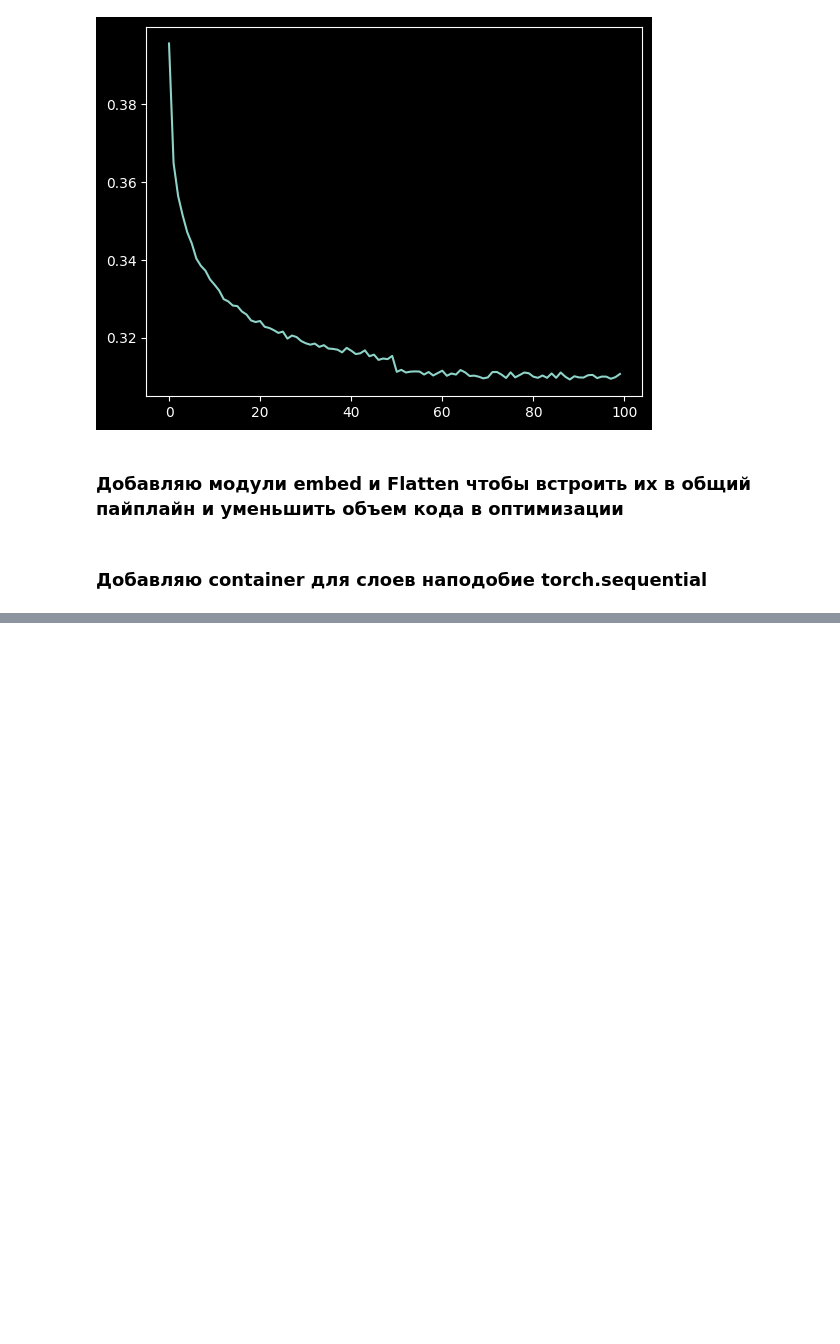
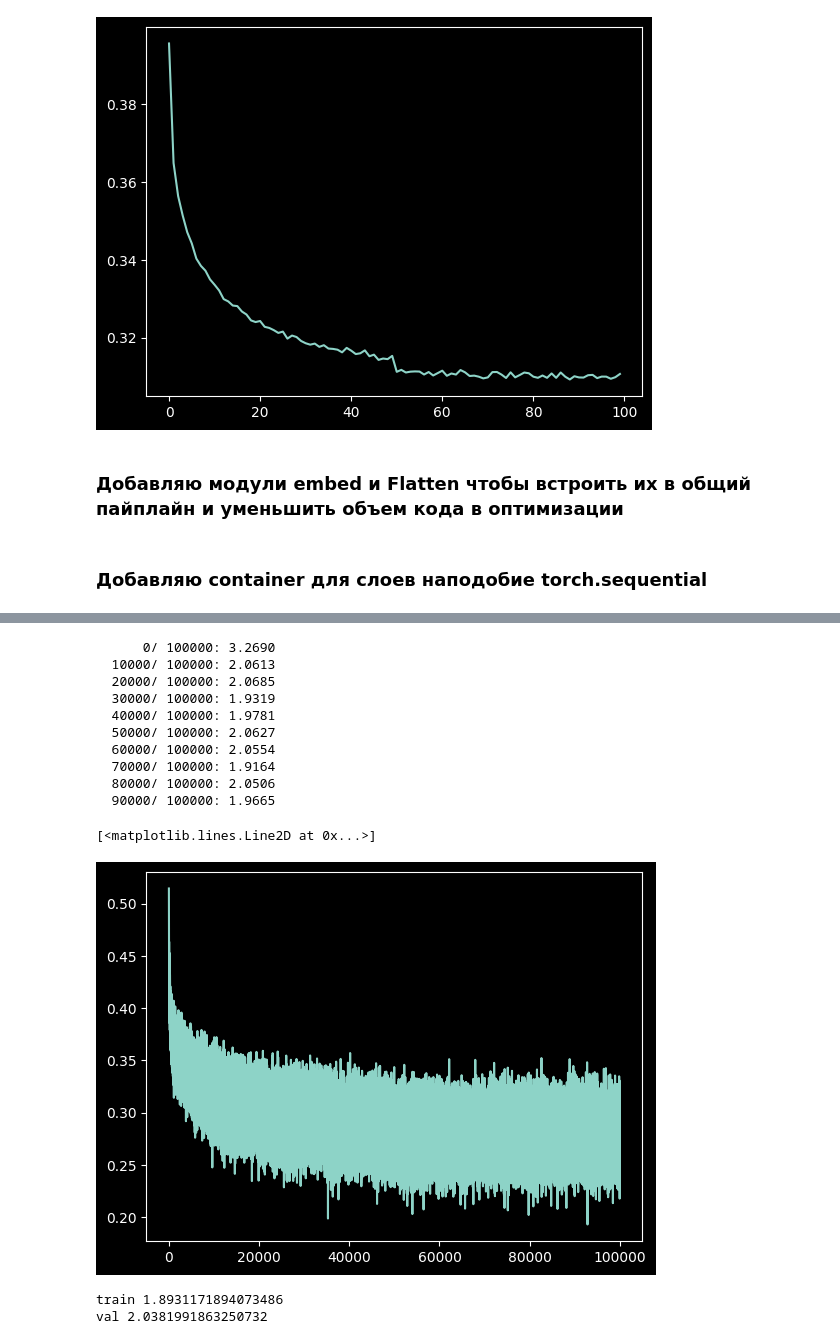
Before and after one commit to GrigoriiMoroz/MakeMore, a Jupyter notebook: 05_Build_A_WaveNet.ipynb, the cells around one changed output, grey strips where cells are left out. Saved outputs shown, nothing was run; the diff lists cells and outputs as text; code cells hidden in the pictures; blank space fills up the shorter version.

```diff
--- a/05_Build_A_WaveNet.ipynb
+++ b/05_Build_A_WaveNet.ipynb
@@ -378,7 +378,7 @@ model = Sequential(
 
 with torch.no_grad():
     # Уменьшение уверенности последнего слоя
-    layers[-1].weights *= 0.1
+    model.layers[-1].weights *= 0.1
 
 parameters = model.parameters()
 print("N of parameters: {}".format(sum(p.nelement() for p in parameters)))
@@ -494,0 +589,43 @@ cie.
+# %%
+max_steps = 100_000
+batch_size = 256
+lossi = []
+ud = []
+
+for i in range(max_steps):
+    ix = torch.randint(0, Xtr.shape[0], (batch_size,))
+    Xb, Yb = Xtr[ix], Ytr[ix]
+
+    logits = model(Xb)
+
+    loss = F.cross_entropy(logits, Yb)
+
+    for p in parameters:
+        p.grad = None
+    loss.backward()
+
+    lr = 0.1 if i < 50000 else 0.01
+    for p in parameters:
+        p.data += - lr * p.grad
+
+    # track stats
+    if i % 10000 == 0: # print every once in a while
+        print(f'{i:7d}/{max_steps:7d}: {loss.item():.4f}')
+    lossi.append(loss.log10().item())
+    with torch.no_grad():
+        ud.append([((lr*p.grad).std() / p.data.std()).log10().item() for p in parameters])
+
+plt.plot(lossi)
+# %% [output]
+      0/ 100000: 3.2690
+  10000/ 100000: 2.0613
+  20000/ 100000: 2.0685
+  30000/ 100000: 1.9319
+  40000/ 100000: 1.9781
+  50000/ 100000: 2.0627
+  60000/ 100000: 2.0554
+  70000/ 100000: 1.9164
+  80000/ 100000: 2.0506
+  90000/ 100000: 1.9665
+[<matplotlib.lines.Line2D at 0x...>]
+[figure, added]
@@ -494,0 +635,17 @@ cie.
+# %%
+@torch.no_grad() # this decorator disables gradient tracking
+def split_loss(split):
+  x,y = {
+    'train': (Xtr, Ytr),
+    'val': (Xdev, Ydev),
+    'test': (Xte, Yte),
+  }[split]
+  logits = model(x)
+  loss = F.cross_entropy(logits, y)
+  print(split, loss.item())
+
+split_loss('train')
+split_loss('val')
+# %% [output]
+train 1.8931171894073486
+val 2.0381991863250732
```
Also changed, not shown: parts of 14 cells of this notebook.
